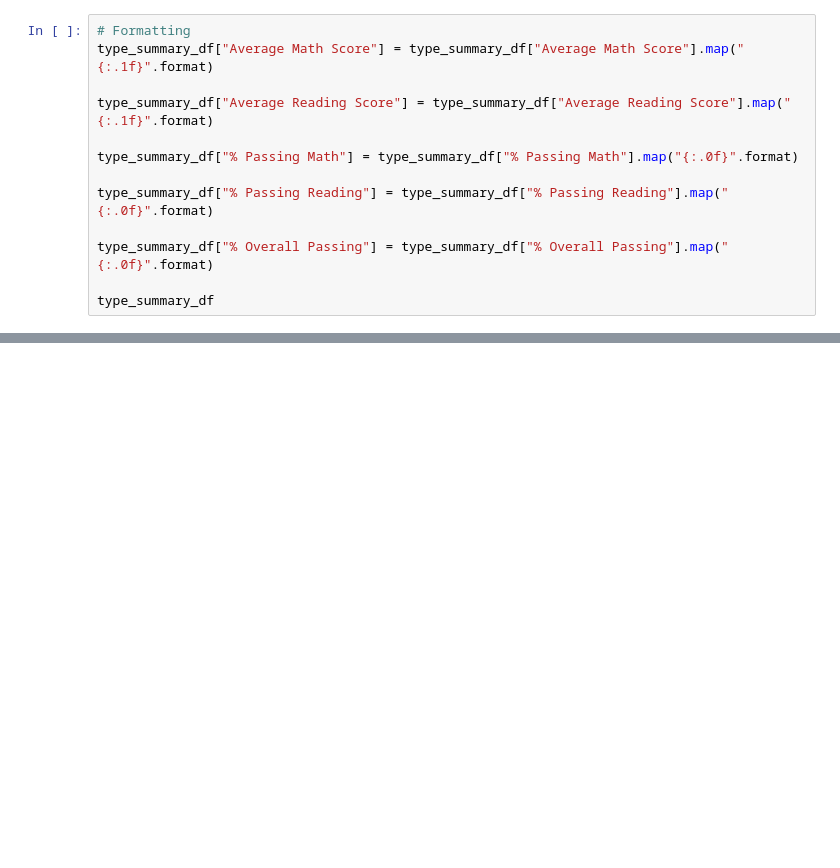
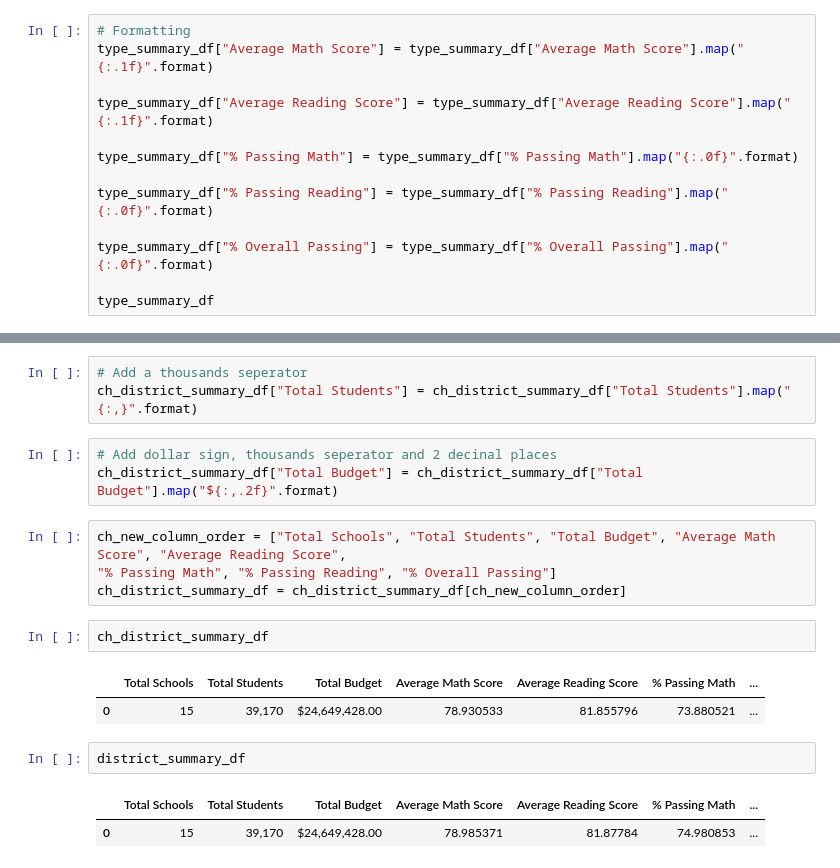
Before and after one commit to blocrunx/School_District_Analysis, a Jupyter notebook: PyCitySchools_Challenge.ipynb, the cells around one changed output, grey strips where cells are left out. Drawn from its saved outputs; the diff is of its cells as text; blank space fills up the shorter version.

```diff
--- a/PyCitySchools_Challenge.ipynb
+++ b/PyCitySchools_Challenge.ipynb
@@ -447,0 +539,20 @@ print(student_data_df[(student_data_df["school_name"] == "Thomas High School") &
+# %%
+# Add a thousands seperator
+ch_district_summary_df["Total Students"] = ch_district_summary_df["Total Students"].map("{:,}".format)
+# %%
+# Add dollar sign, thousands seperator and 2 decinal places
+ch_district_summary_df["Total Budget"] = ch_district_summary_df["Total Budget"].map("${:,.2f}".format)
+# %%
+ch_new_column_order = ["Total Schools", "Total Students", "Total Budget", "Average Math Score", "Average Reading Score",
+"% Passing Math", "% Passing Reading", "% Overall Passing"]
+ch_district_summary_df = ch_district_summary_df[ch_new_column_order]
+# %%
+ch_district_summary_df
+# %% [output]
+|  | Total Schools | Total Students | Total Budget | Average Math Score | Average Reading Score | % Passing Math | ... |
+| 0 | 15 | 39,170 | $24,649,428.00 | 78.930533 | 81.855796 | 73.880521 | ... |
+# %%
+district_summary_df
+# %% [output]
+|  | Total Schools | Total Students | Total Budget | Average Math Score | Average Reading Score | % Passing Math | ... |
+| 0 | 15 | 39,170 | $24,649,428.00 | 78.985371 | 81.87784 | 74.980853 | ... |
```
Also changed, not shown: parts of 38 cells of this notebook.
